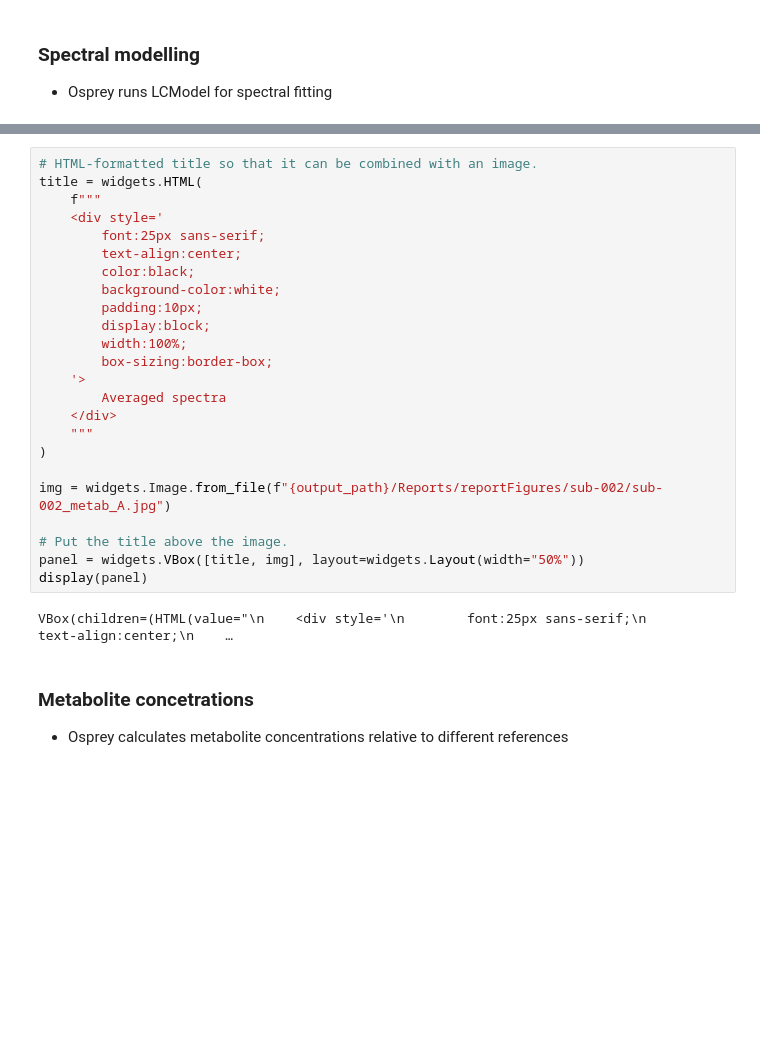
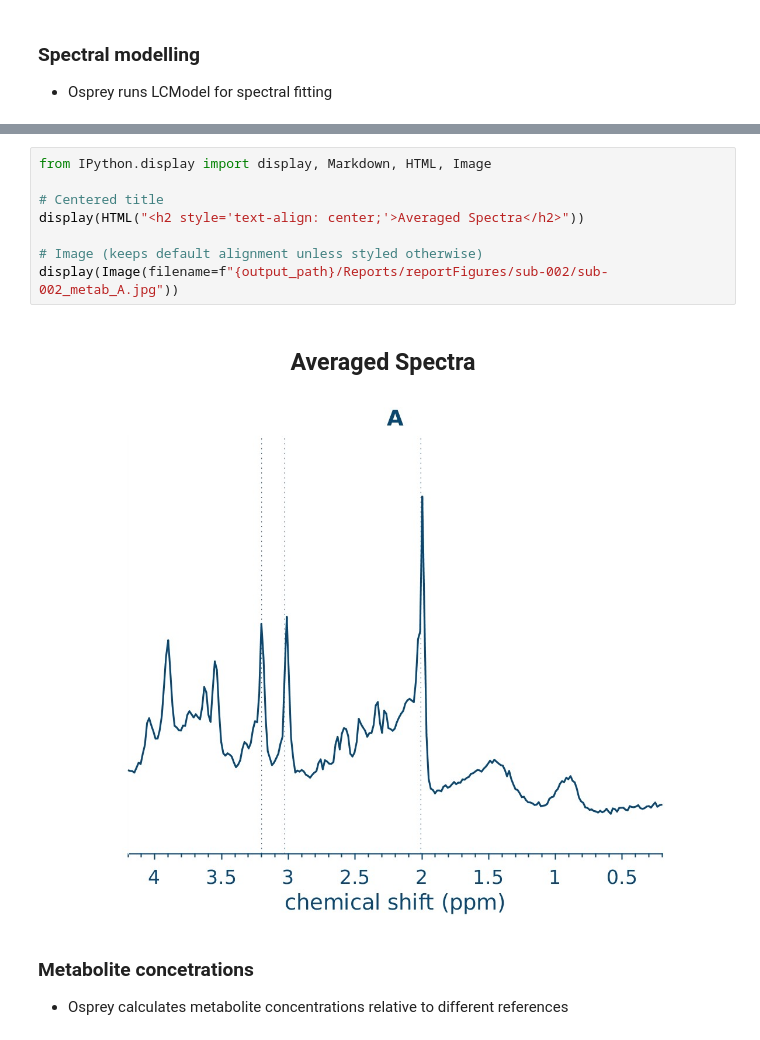
Before and after one commit to iishiishii/example-notebooks, a Jupyter notebook: books/spectroscopy/osprey.ipynb, the cells around one changed output, grey strips where cells are left out. Cells and saved outputs as stored; diff of their text form; blank space fills up the shorter version.

```diff
--- a/books/spectroscopy/osprey.ipynb
+++ b/books/spectroscopy/osprey.ipynb
@@ -379,32 +382,17 @@ for met, crlb in crlb_dict.items():
 display(img)
 # %% [output]
 [figure]
-# %%
-# HTML-formatted title so that it can be combined with an image.
-title = widgets.HTML(
-    f"""
-    <div style='
-        font:25px sans-serif;
-        text-align:center;
-        color:black;
-        background-color:white;
-        padding:10px;
-        display:block;
-        width:100%;
-        box-sizing:border-box;
-    '>
-        Averaged spectra
-    </div>
-    """
-)
-
-img = widgets.Image.from_file(f"{output_path}/Reports/reportFigures/sub-002/sub-002_metab_A.jpg")
-
-# Put the title above the image.
-panel = widgets.VBox([title, img], layout=widgets.Layout(width="50%"))
-display(panel)
-# %% [output]
-VBox(children=(HTML(value="\n    <div style='\n        font:25px sans-serif;\n        text-align:center;\n    …
+# %%
+from IPython.display import display, Markdown, HTML, Image
+
+# Centered title
+display(HTML("<h2 style='text-align: center;'>Averaged Spectra</h2>"))
+
+# Image (keeps default alignment unless styled otherwise)
+display(Image(filename=f"{output_path}/Reports/reportFigures/sub-002/sub-002_metab_A.jpg"))
+# %% [output]
+Averaged Spectra
+[figure, added]
 # %% [markdown]
 ### Metabolite concetrations
 - Osprey calculates metabolite concentrations relative to different references
```
Also changed, not shown: parts of 4 cells of this notebook.
